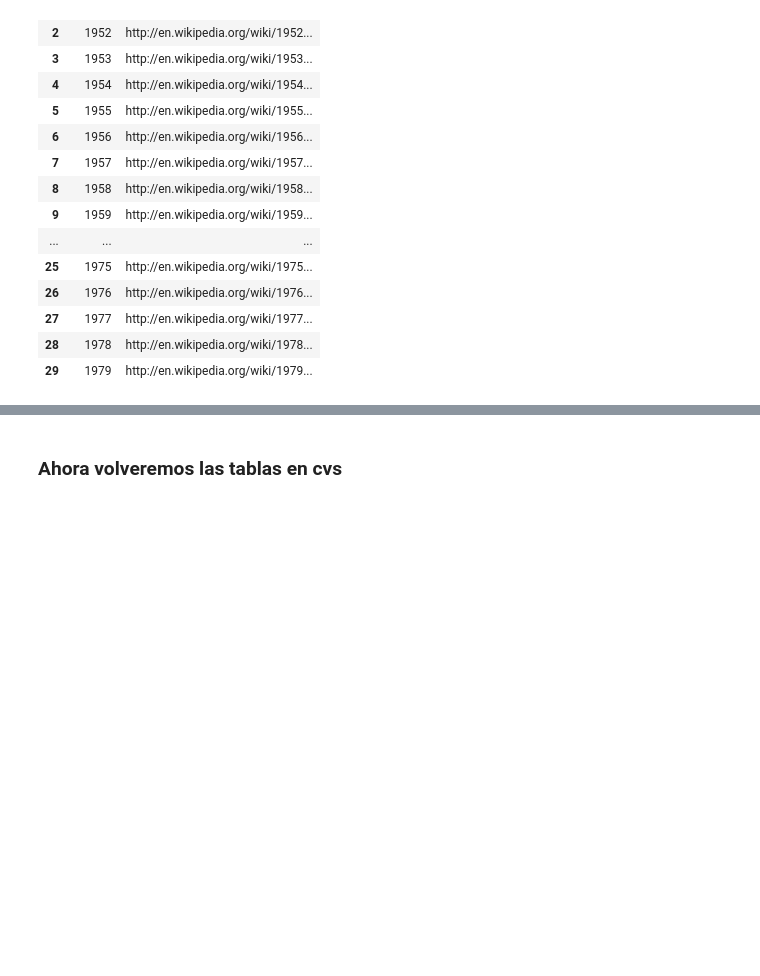
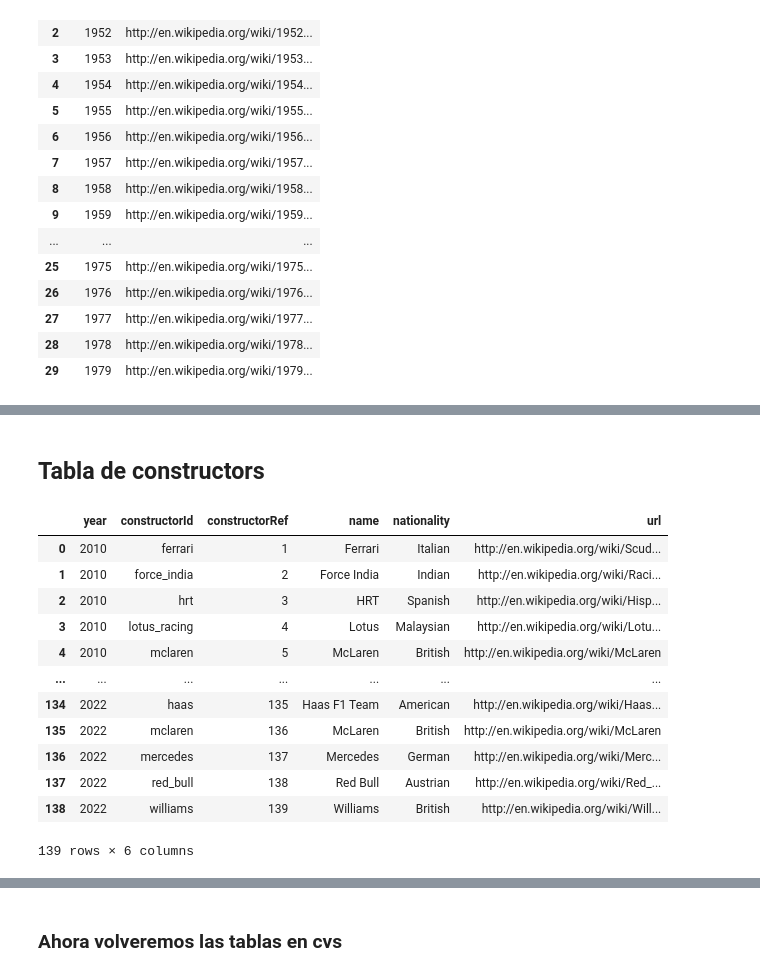
Before and after one commit to VaniaDJM/formula-1-data, a Jupyter notebook: F1_analisis.ipynb, the cells around one changed output, grey strips where cells are left out. Saved outputs shown, nothing was run; the diff lists cells and outputs as text; code cells hidden in the pictures; blank space fills up the shorter version.

```diff
--- a/F1_analisis.ipynb
+++ b/F1_analisis.ipynb
@@ -190,0 +242,11 @@ pd.DataFrame(seasons)
+# %% [markdown]
+## Tabla de constructors
+# %%
+constructors={
+    'year':[],
+    'constructorId':[],
+    'constructorRef':[],
+    'name':[],
+    'nationality':[],
+    'url':[],
+}
@@ -190,0 +265,16 @@ pd.DataFrame(seasons)
+# %%
+pd.DataFrame(constructors)
+# %% [output]
+|  | year | constructorId | constructorRef | name | nationality | url |
+| 0 | 2010 | ferrari | 1 | Ferrari | Italian | http://en.wikipedia.org/wiki/Scud... |
+| 1 | 2010 | force_india | 2 | Force India | Indian | http://en.wikipedia.org/wiki/Raci... |
+| 2 | 2010 | hrt | 3 | HRT | Spanish | http://en.wikipedia.org/wiki/Hisp... |
+| 3 | 2010 | lotus_racing | 4 | Lotus | Malaysian | http://en.wikipedia.org/wiki/Lotu... |
+| 4 | 2010 | mclaren | 5 | McLaren | British | http://en.wikipedia.org/wiki/McLaren |
+| ... | ... | ... | ... | ... | ... | ... |
+| 134 | 2022 | haas | 135 | Haas F1 Team | American | http://en.wikipedia.org/wiki/Haas... |
+| 135 | 2022 | mclaren | 136 | McLaren | British | http://en.wikipedia.org/wiki/McLaren |
+| 136 | 2022 | mercedes | 137 | Mercedes | German | http://en.wikipedia.org/wiki/Merc... |
+| 137 | 2022 | red_bull | 138 | Red Bull | Austrian | http://en.wikipedia.org/wiki/Red_... |
+| 138 | 2022 | williams | 139 | Williams | British | http://en.wikipedia.org/wiki/Will... |
+139 rows × 6 columns
```
Also changed, not shown: parts of 55 cells of this notebook, 3 other files.
